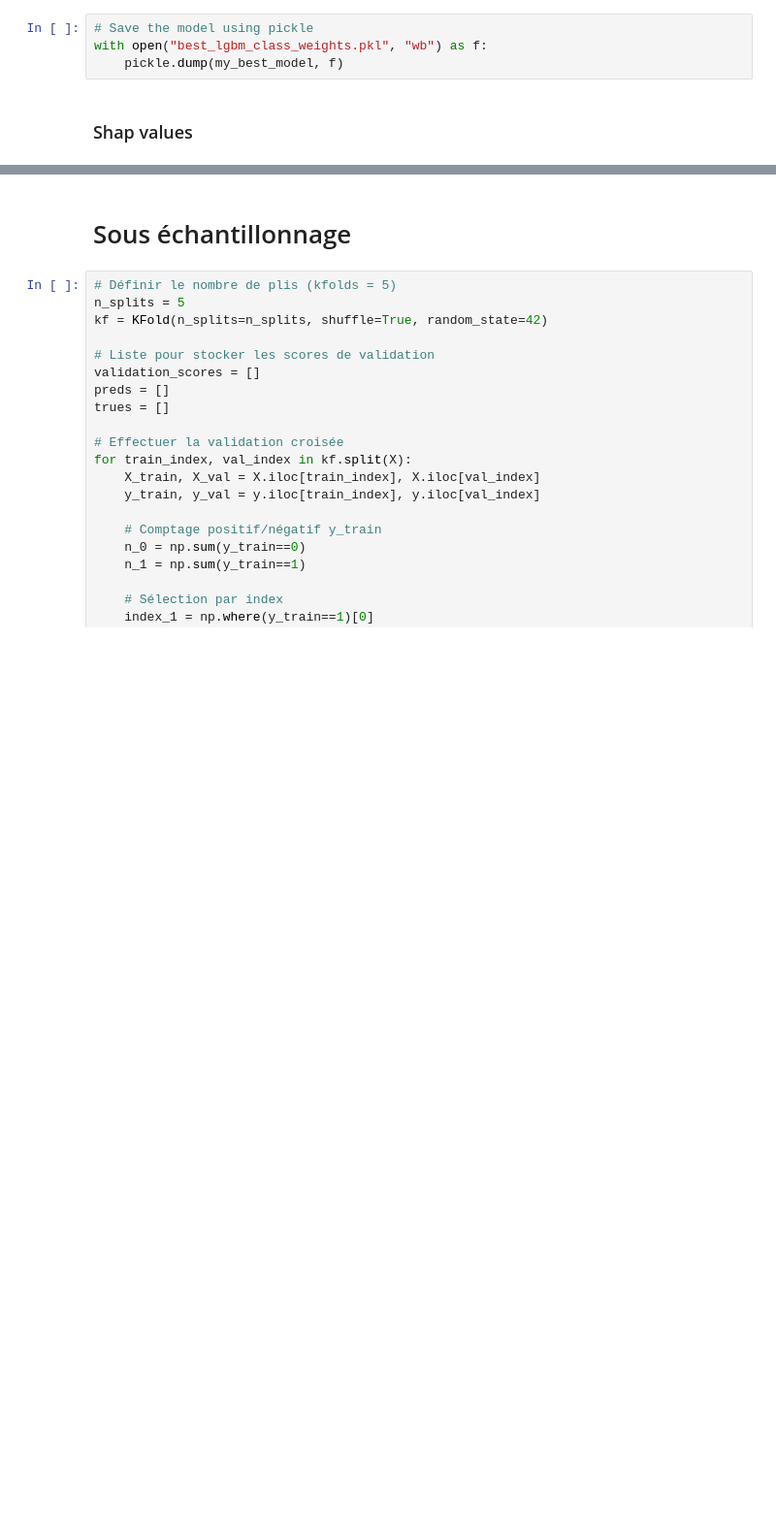
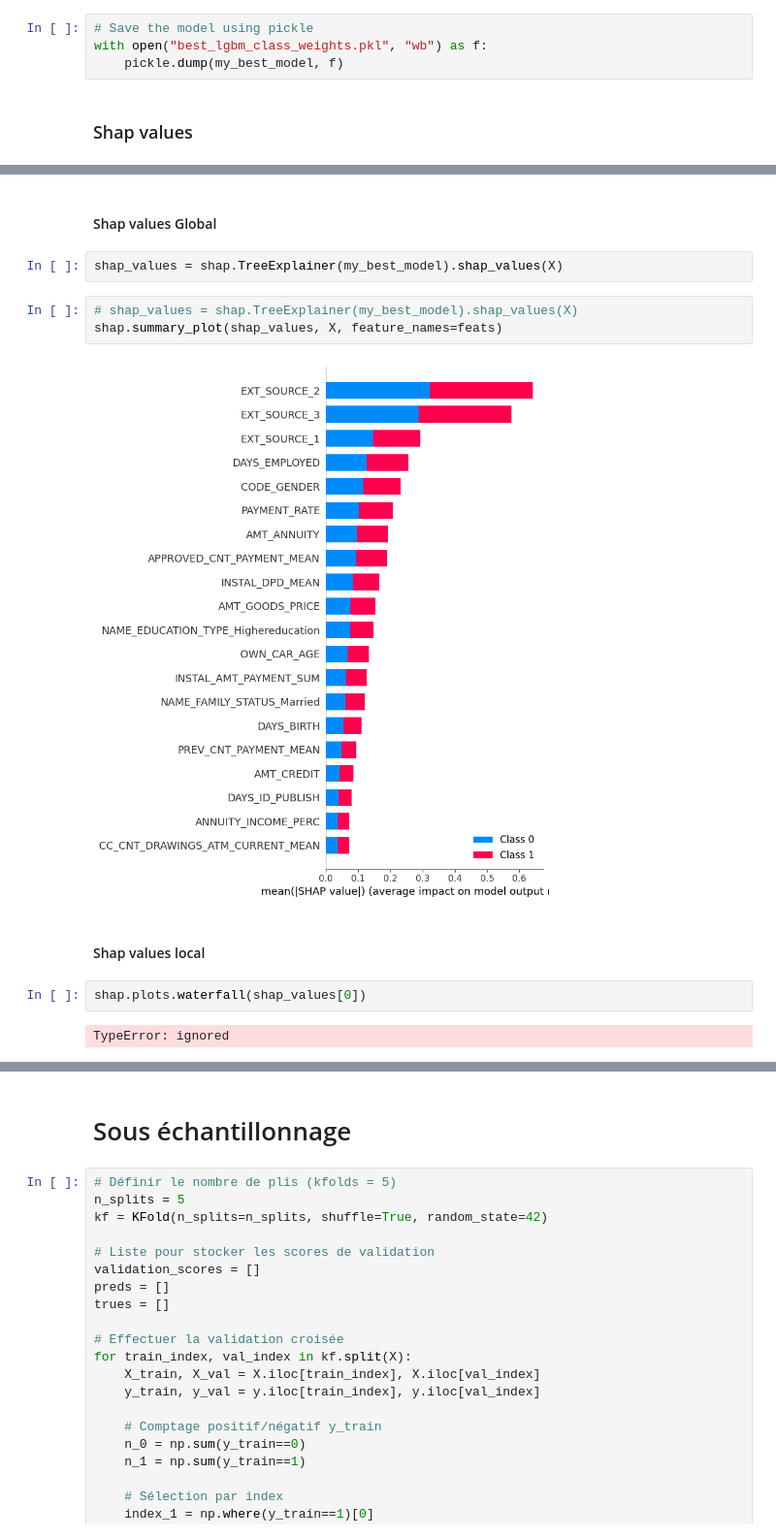
Before and after one commit to ArhurK/P7_Data_Scientist_implentez_un_modele_de_scoring, a Jupyter notebook: P7_Data_Scientist_Scoring.ipynb, the cells around one changed output, grey strips where cells are left out. Shown at 97% size. Drawn from its saved outputs; the diff is of its cells as text; blank space fills up the shorter version.

```diff
--- a/P7_Data_Scientist_Scoring.ipynb
+++ b/P7_Data_Scientist_Scoring.ipynb
@@ -1217,0 +1157,15 @@ ModuleNotFoundError: ignored
+# %% [markdown]
+#### Shap values Global
+# %%
+shap_values = shap.TreeExplainer(my_best_model).shap_values(X)
+# %%
+# shap_values = shap.TreeExplainer(my_best_model).shap_values(X)
+shap.summary_plot(shap_values, X, feature_names=feats)
+# %% [output]
+[figure, added]
+# %% [markdown]
+#### Shap values local
+# %%
+shap.plots.waterfall(shap_values[0])
+# %% [output]
+TypeError: ignored
```
Also changed, not shown: parts of 30 cells of this notebook.
